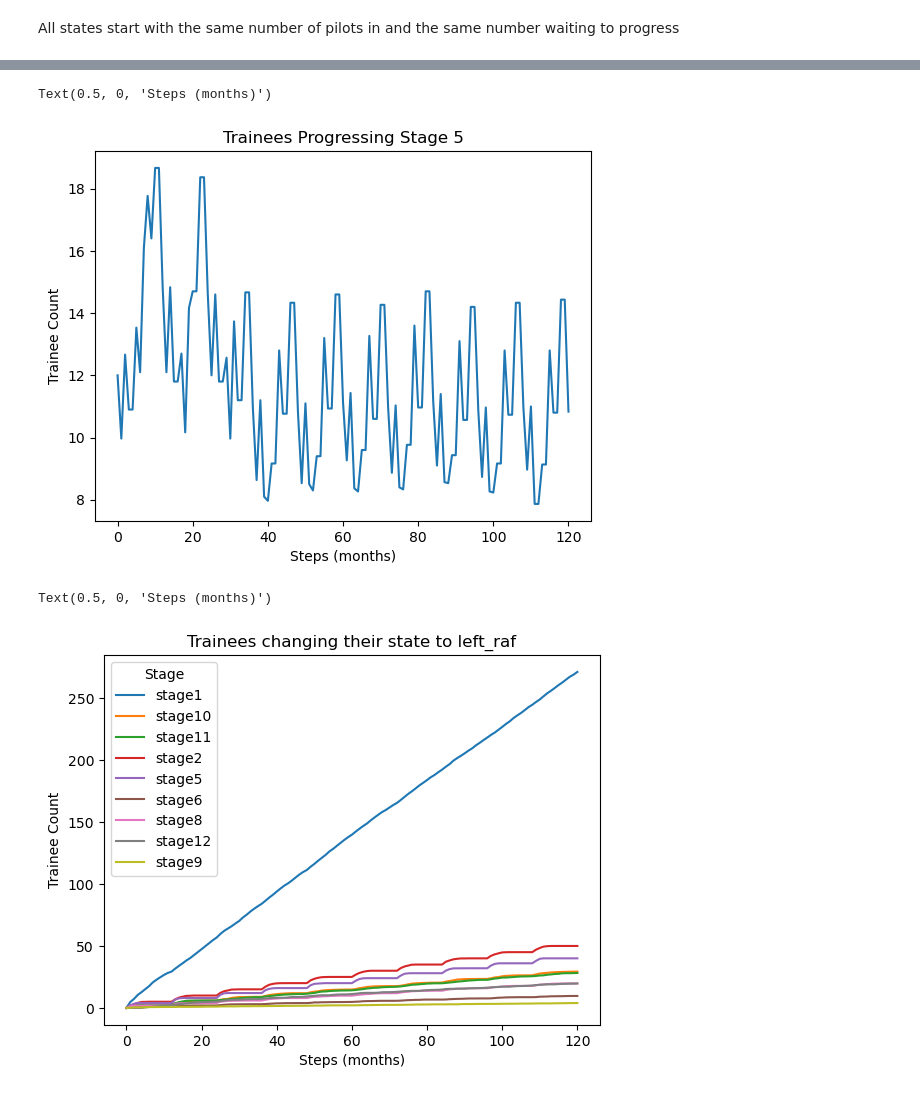
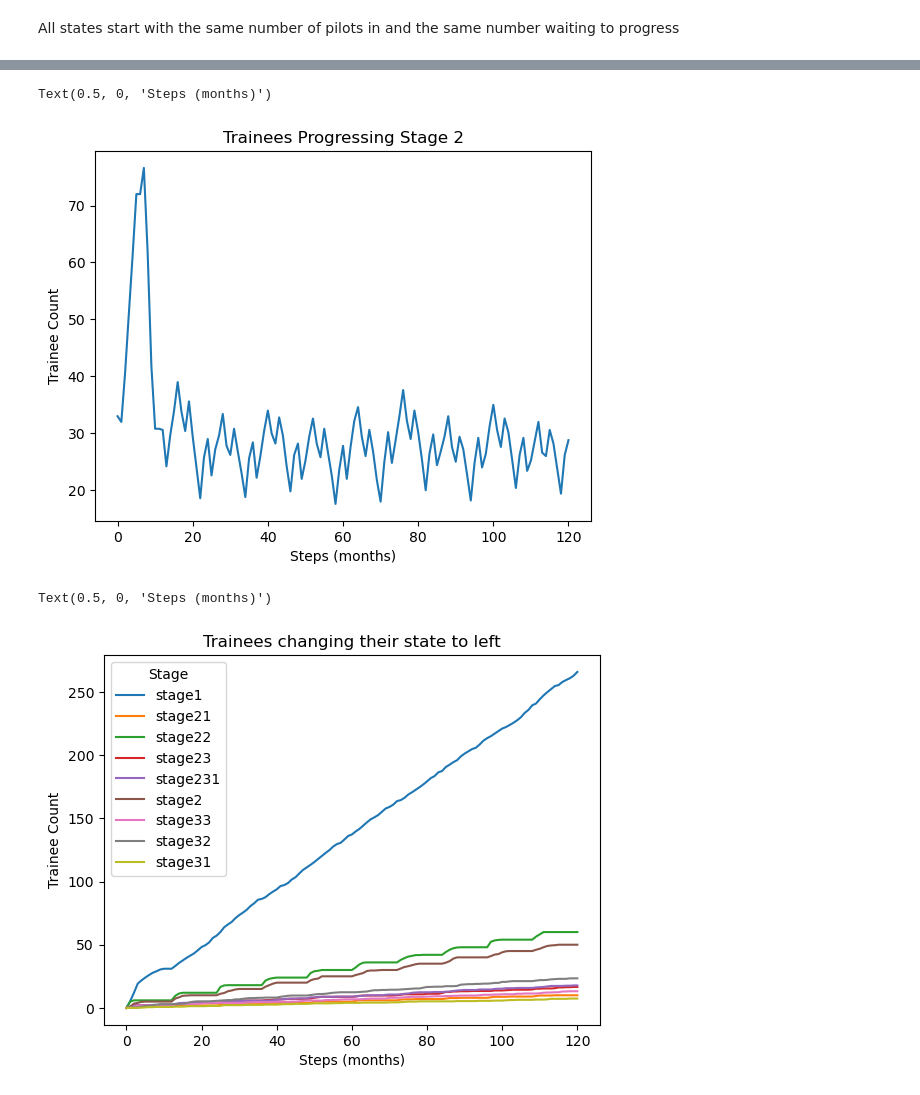
Before and after one commit to techmodal/training_simulator, a Jupyter notebook: training_batch_run_workflow/training_simulator/notebooks/Model.ipynb, the cells around one changed output, grey strips where cells are left out. Saved outputs shown, nothing was run; the diff lists cells and outputs as text; code cells hidden in the pictures.

```diff
--- a/training_batch_run_workflow/training_simulator/notebooks/Model.ipynb
+++ b/training_batch_run_workflow/training_simulator/notebooks/Model.ipynb
@@ -400,5 +392,5 @@ n_df = make_average_path(a_df.loc[a_df['State']!='left_raf'])
 # %%
-n_df = make_average_path(a_df)
+n_df = make_average_path(a_df, model_params)
 # %%
 n_df.shape
 # %% [output]
@@ -423,17 +415,17 @@ n_df.head(10)
 # %%
-ax = n_df.progressing.stage5.plot(title='Trainees Progressing Stage 5')
+ax = n_df.progressing.stage2.plot(title='Trainees Progressing Stage 2')
 ax.set_ylabel("Trainee Count")
 ax.set_xlabel("Steps (months)")
 # %% [output]
 Text(0.5, 0, 'Steps (months)')
-[figure, old version]
+[figure, new version]
 # %%
-ax = n_df.left_raf.plot(title='Trainees changing their state to left_raf')
+ax = n_df.left.plot(title='Trainees changing their state to left')
 ax.set_ylabel("Trainee Count")
 ax.set_xlabel("Steps (months)")
 # %% [output]
 Text(0.5, 0, 'Steps (months)')
-[figure, old version]
+[figure, new version]
 # %%
 n_df.hold.plot(title='Trainees in Hold State by each stage')
 ax.set_ylabel("Trainee Count")
```
Also changed, not shown: parts of 25 cells of this notebook, 16 other files.
